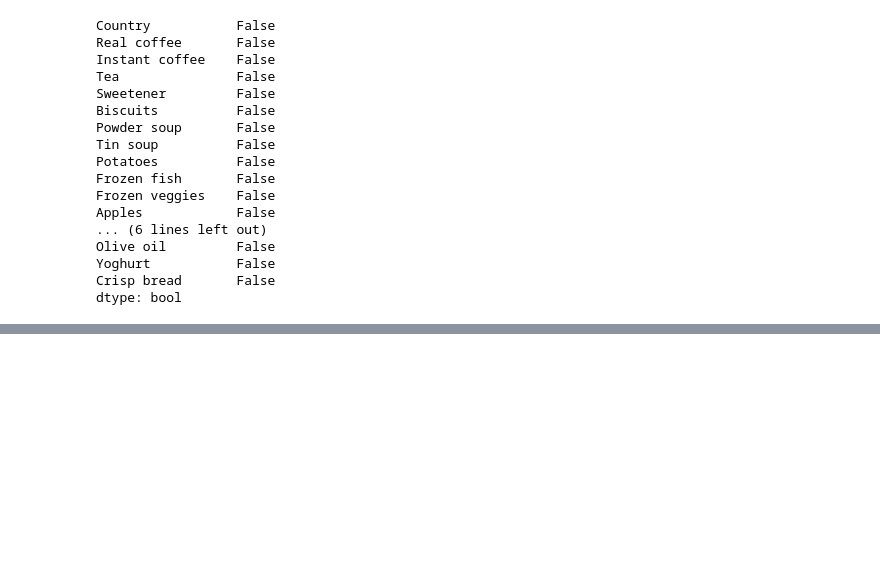
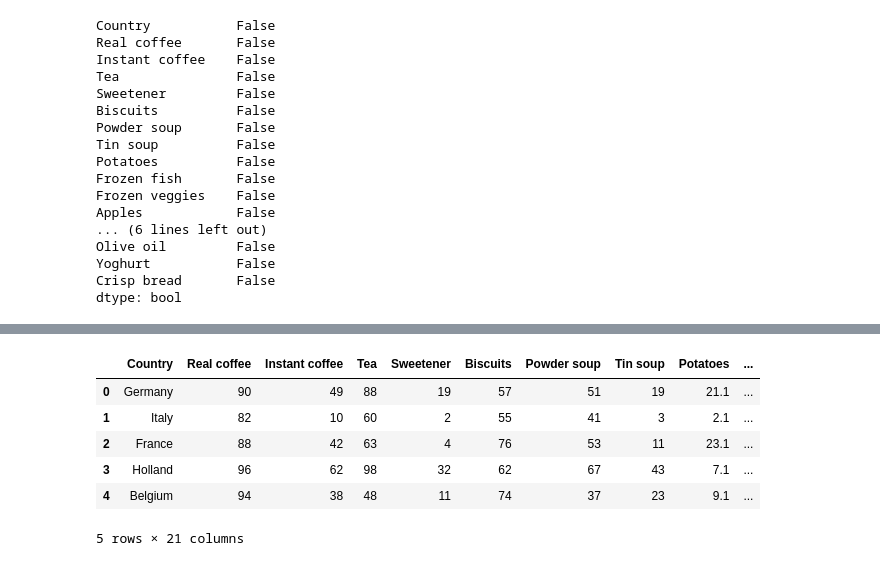
Before and after one commit to PosgradoMNA/actividades-de-aprendizaje-A01793509, a Jupyter notebook: IBM - Data Analysis with Python/Semana 5 - Data Analysis with Python (IBM) (Módulo 2).ipynb, the cells around one changed output, grey strips where cells are left out. Saved outputs shown, nothing was run; the diff lists cells and outputs as text; code cells hidden in the pictures; blank space fills up the shorter version.

```diff
--- a/IBM - Data Analysis with Python/Semana 5 - Data Analysis with Python (IBM) (Módulo 2).ipynb
+++ b/IBM - Data Analysis with Python/Semana 5 - Data Analysis with Python (IBM) (Módulo 2).ipynb
@@ -306,0 +323,12 @@ df[['symboling', 'engine-size']].describe()
+# %%
+#Realizamos la conversión de la columna mencionada para efectos del aprendizaje
+dfCopia['Potatoes'] = dfCopia["Potatoes"] + 0.1
+dfCopia.head()
+# %% [output]
+|  | Country | Real coffee | Instant coffee | Tea | Sweetener | Biscuits | Powder soup | Tin soup | Potatoes | ... |
+| 0 | Germany | 90 | 49 | 88 | 19 | 57 | 51 | 19 | 21.1 | ... |
+| 1 | Italy | 82 | 10 | 60 | 2 | 55 | 41 | 3 | 2.1 | ... |
+| 2 | France | 88 | 42 | 63 | 4 | 76 | 53 | 11 | 23.1 | ... |
+| 3 | Holland | 96 | 62 | 98 | 32 | 62 | 67 | 43 | 7.1 | ... |
+| 4 | Belgium | 94 | 38 | 48 | 11 | 74 | 37 | 23 | 9.1 | ... |
+5 rows × 21 columns
```
Also changed, not shown: parts of 25 cells of this notebook.
